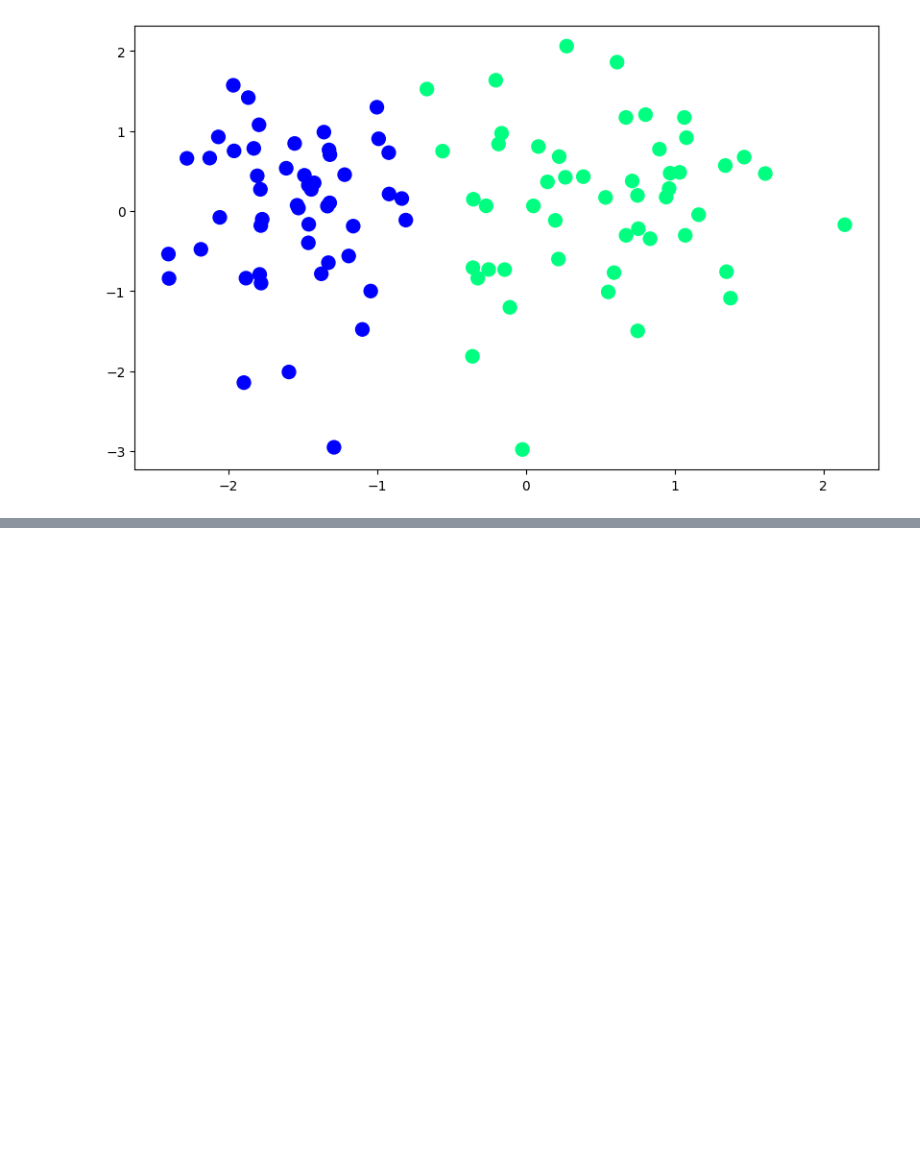
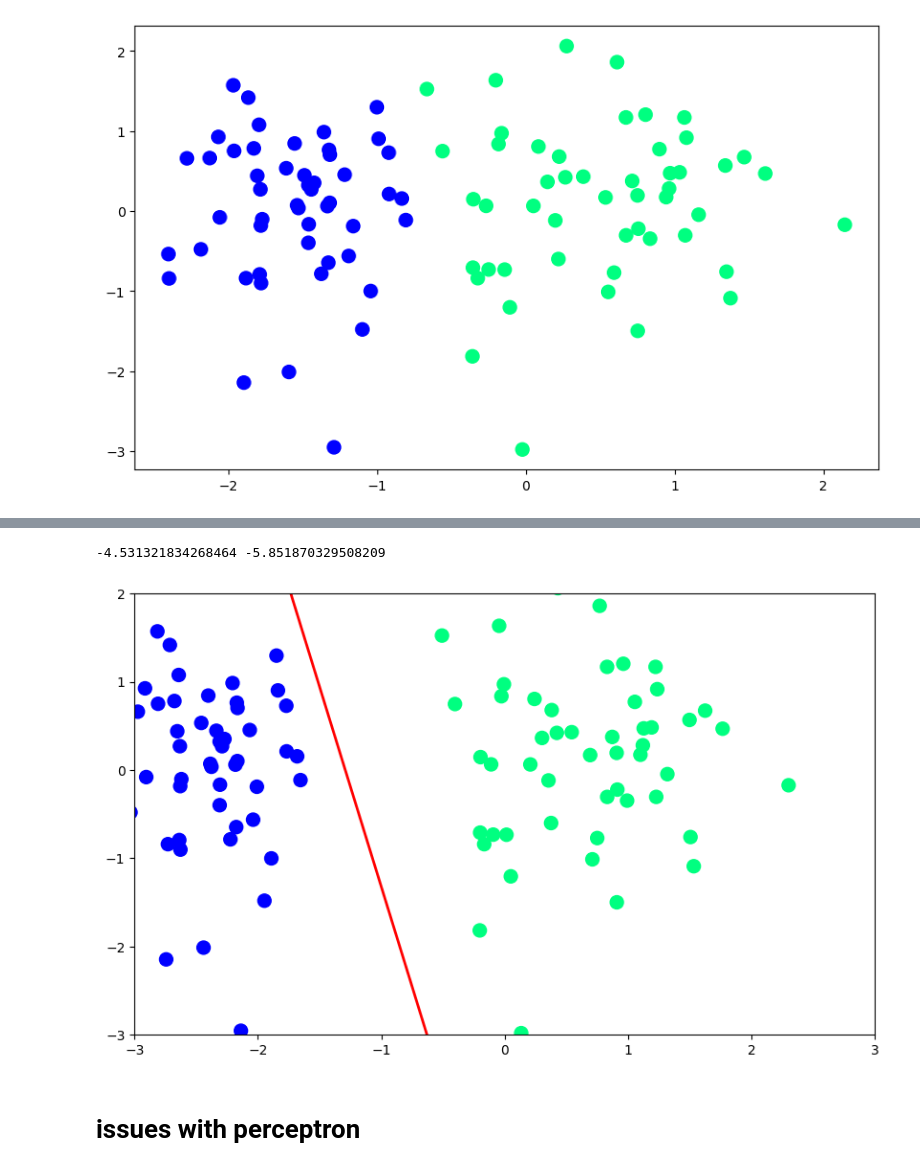
Before and after one commit to jenish2917/Deep-Learning, a Jupyter notebook: perceptron.ipynb, the cells around one changed output, grey strips where cells are left out. Drawn from its saved outputs; the diff is of its cells as text; code cells hidden in the pictures; blank space fills up the shorter version.

```diff
--- a/perceptron.ipynb
+++ b/perceptron.ipynb
@@ -93,0 +106,43 @@ plt.ylim(-3, 2)
+# %%
+def perceptron (x, y):
+
+    w1 = w2 = b = 1
+    lr = 0.1
+
+    for j in range(1000):
+
+        for i in range(x.shape[0]):
+
+            z = w1*x[i][0] + w2*x[i][1] + b
+
+            if z*y[i] <= 0:
+                w1 += lr * x[i][0] * y[i]
+                w2 += lr * x[i][1] * y[i]
+                b += lr * y[i]
+
+
+
+    return w1, w2, b
+# %%
+w1, w2, b = perceptron(x, y)
+# %%
+m = -w1 / w2
+b = -b / w2
+
+print(m, b)
+# %% [output]
+-4.531321834268464 -5.851870329508209
+# %%
+x_input = np.linspace(-3, 3, 100)
+y_output = m * x_input + b
+# %%
+plt.figure(figsize=(10, 6))
+plt.plot(x_input, y_output, 'r', linewidth=2)
+plt.scatter(x[:,0], x[:,1], c=y, cmap='winter', s = 100)
+plt.ylim(-3, 2)
+plt.xlim(-3, 3)
+plt.show()
+# %% [output]
+[figure, added]
+# %% [markdown]
+# issues with perceptron
```
Also changed, not shown: parts of 26 cells of this notebook, 9 other files.
